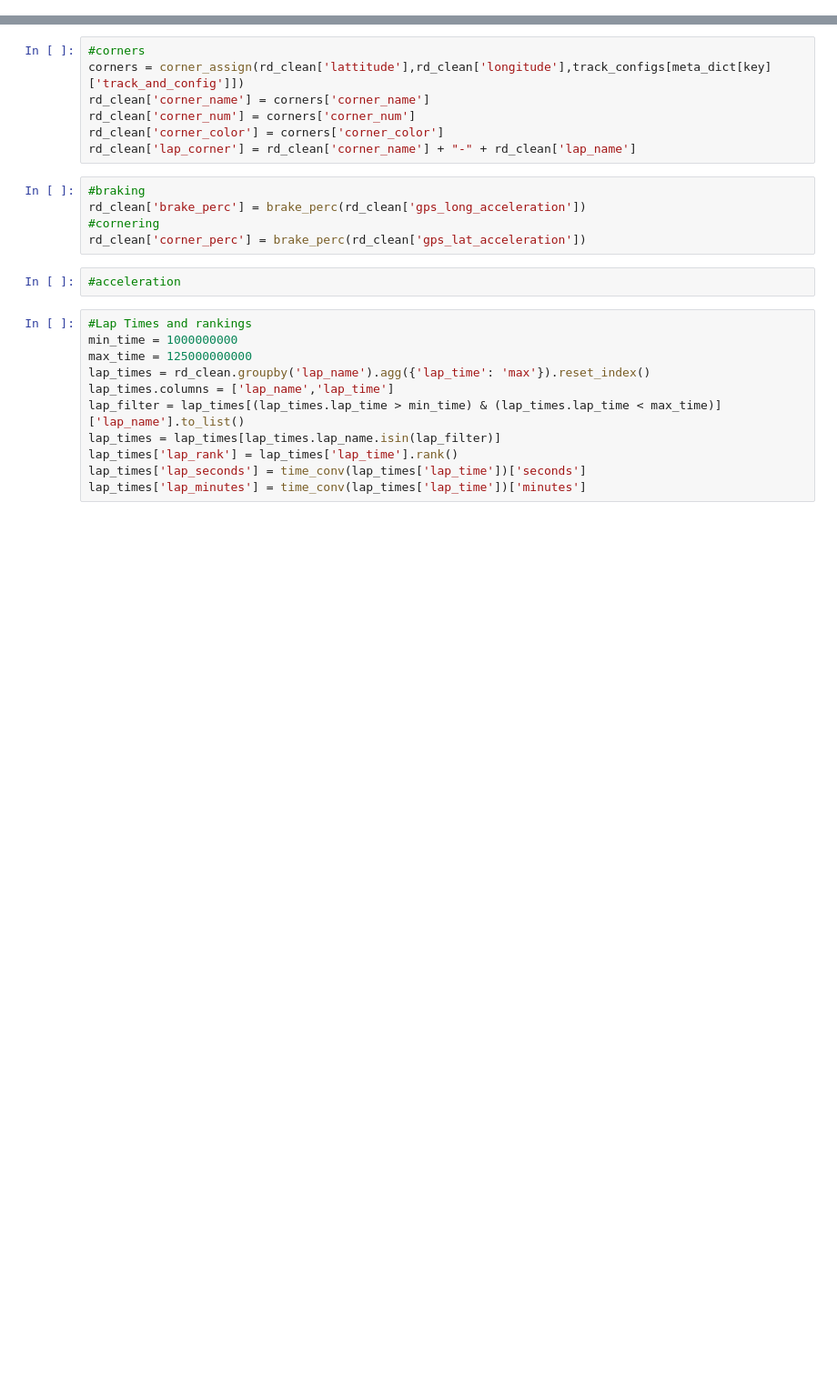
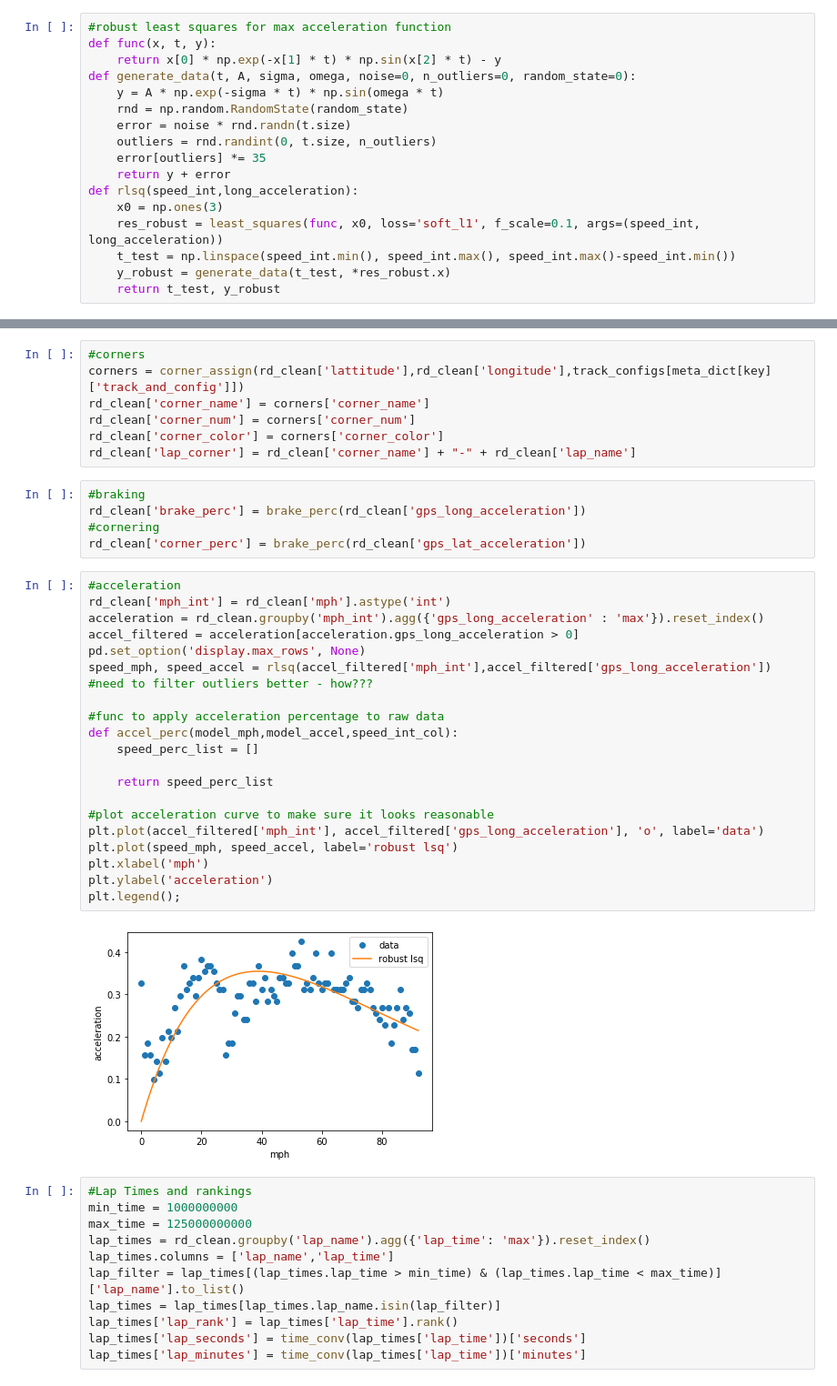
Before and after one commit to bruggles/racing_data, a Jupyter notebook: race_data.ipynb, the cells around one changed output, grey strips where cells are left out. Shown at 91% size. Drawn from its saved outputs; the diff is of its cells as text; blank space fills up the shorter version.

Commit message:
added a robust least squares implementation for speed percentage calculation

```diff
--- a/race_data.ipynb
+++ b/race_data.ipynb
@@ -203,6 +202,23 @@ def corner_perc(lat_acceleration_col,buffer = .9):
         else:
             corner_perc_list.append(0)
     return corner_perc_list
+# %%
+#robust least squares for max acceleration function
+def func(x, t, y):
+    return x[0] * np.exp(-x[1] * t) * np.sin(x[2] * t) - y
+def generate_data(t, A, sigma, omega, noise=0, n_outliers=0, random_state=0):
+    y = A * np.exp(-sigma * t) * np.sin(omega * t)
+    rnd = np.random.RandomState(random_state)
+    error = noise * rnd.randn(t.size)
+    outliers = rnd.randint(0, t.size, n_outliers)
+    error[outliers] *= 35
+    return y + error
+def rlsq(speed_int,long_acceleration):
+    x0 = np.ones(3)
+    res_robust = least_squares(func, x0, loss='soft_l1', f_scale=0.1, args=(speed_int, long_acceleration))
+    t_test = np.linspace(speed_int.min(), speed_int.max(), speed_int.max()-speed_int.min())
+    y_robust = generate_data(t_test, *res_robust.x)
+    return t_test, y_robust
 # %%
 #color speed, and phase of corner
 # %% [markdown]
@@ -306,8 +322,29 @@ rd_clean['lap_corner'] = rd_clean['corner_name'] + "-" + rd_clean['lap_name']
 rd_clean['brake_perc'] = brake_perc(rd_clean['gps_long_acceleration'])
 #cornering
 rd_clean['corner_perc'] = brake_perc(rd_clean['gps_lat_acceleration'])
-# %%
-#acceleration
+# %%
+#acceleration
+rd_clean['mph_int'] = rd_clean['mph'].astype('int')
+acceleration = rd_clean.groupby('mph_int').agg({'gps_long_acceleration' : 'max'}).reset_index()
+accel_filtered = acceleration[acceleration.gps_long_acceleration > 0]
+pd.set_option('display.max_rows', None)
+speed_mph, speed_accel = rlsq(accel_filtered['mph_int'],accel_filtered['gps_long_acceleration'])
+#need to filter outliers better - how???
+
+#func to apply acceleration percentage to raw data
+def accel_perc(model_mph,model_accel,speed_int_col):
+    speed_perc_list = []
+
+    return speed_perc_list
+
+#plot acceleration curve to make sure it looks reasonable
+plt.plot(accel_filtered['mph_int'], accel_filtered['gps_long_acceleration'], 'o', label='data')
+plt.plot(speed_mph, speed_accel, label='robust lsq')
+plt.xlabel('mph')
+plt.ylabel('acceleration')
+plt.legend();
+# %% [output]
+[figure, added]
 # %%
 #Lap Times and rankings
 min_time = 1000000000
```
Also changed, not shown: parts of 2 cells of this notebook.
